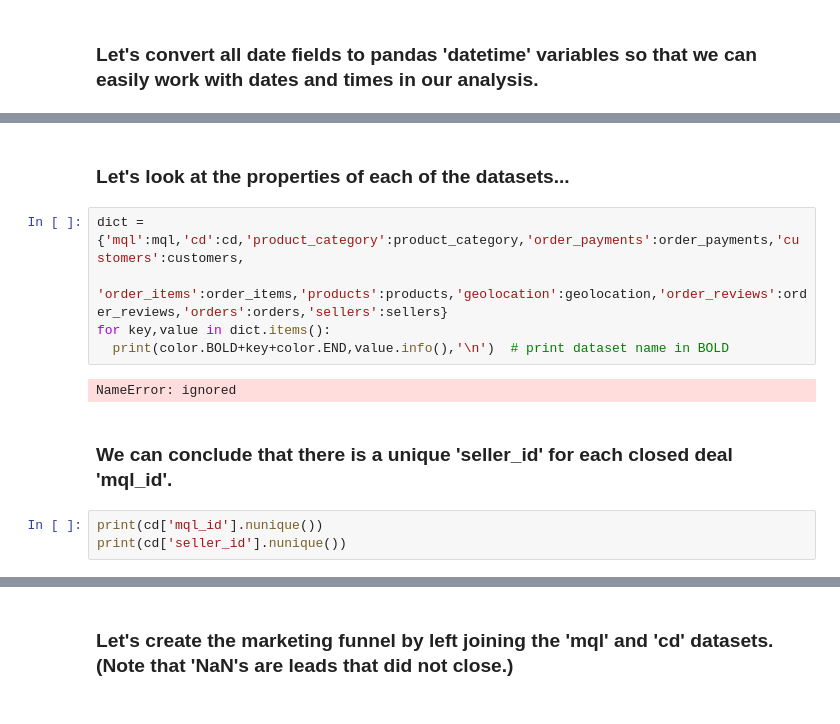
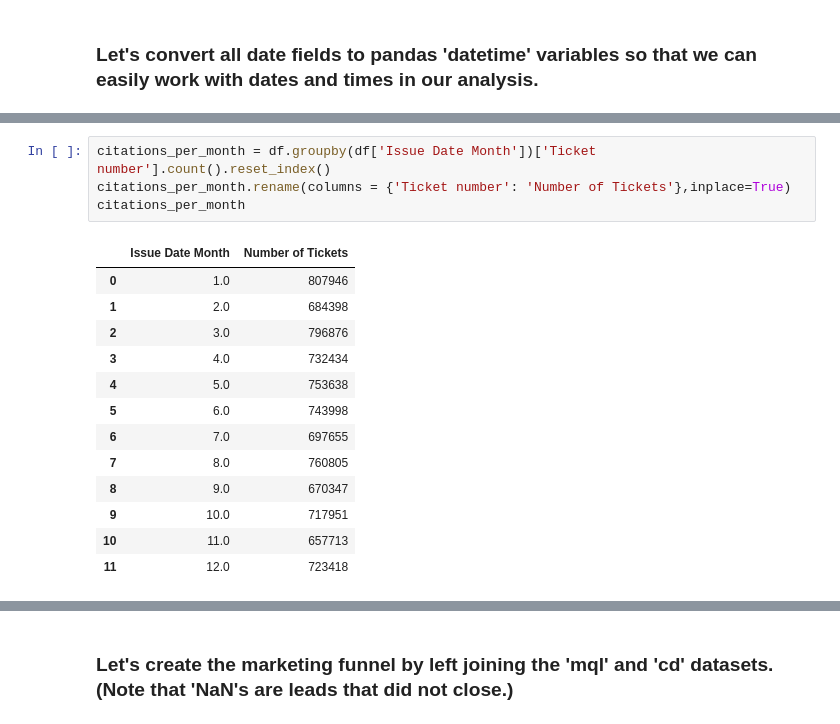
Before and after one commit to ROARMarketingConcepts/Data-Analysis-Projects, a Jupyter notebook: LA_Parking_Citation_Analysis.ipynb, the cells around one changed output, grey strips where cells are left out. Saved outputs shown, nothing was run; the diff lists cells and outputs as text.

```diff
--- a/LA_Parking_Citation_Analysis.ipynb
+++ b/LA_Parking_Citation_Analysis.ipynb
@@ -166,14 +180,18 @@ memory usage: 1.3+ GB
-# %% [markdown]
-### Let's look at the properties of each of the datasets...
-# %%
-dict = {'mql':mql,'cd':cd,'product_category':product_category,'order_payments':order_payments,'customers':customers,
-        'order_items':order_items,'products':products,'geolocation':geolocation,'order_reviews':order_reviews,'orders':orders,'sellers':sellers}
-for key,value in dict.items():
-  print(color.BOLD+key+color.END,value.info(),'\n')  # print dataset name in BOLD
-# %% [output]
-NameError: ignored
-# %% [markdown]
-### We can conclude that there is a unique 'seller_id' for each closed deal 'mql_id'.
-# %%
-print(cd['mql_id'].nunique())
-print(cd['seller_id'].nunique())
+# %%
+citations_per_month = df.groupby(df['Issue Date Month'])['Ticket number'].count().reset_index()
+citations_per_month.rename(columns = {'Ticket number': 'Number of Tickets'},inplace=True)
+citations_per_month
+# %% [output]
+|  | Issue Date Month | Number of Tickets |
+| 0 | 1.0 | 807946 |
+| 1 | 2.0 | 684398 |
+| 2 | 3.0 | 796876 |
+| 3 | 4.0 | 732434 |
+| 4 | 5.0 | 753638 |
+| 5 | 6.0 | 743998 |
+| 6 | 7.0 | 697655 |
+| 7 | 8.0 | 760805 |
+| 8 | 9.0 | 670347 |
+| 9 | 10.0 | 717951 |
+| 10 | 11.0 | 657713 |
+| 11 | 12.0 | 723418 |
```
Also changed, not shown: parts of 14 cells of this notebook.
